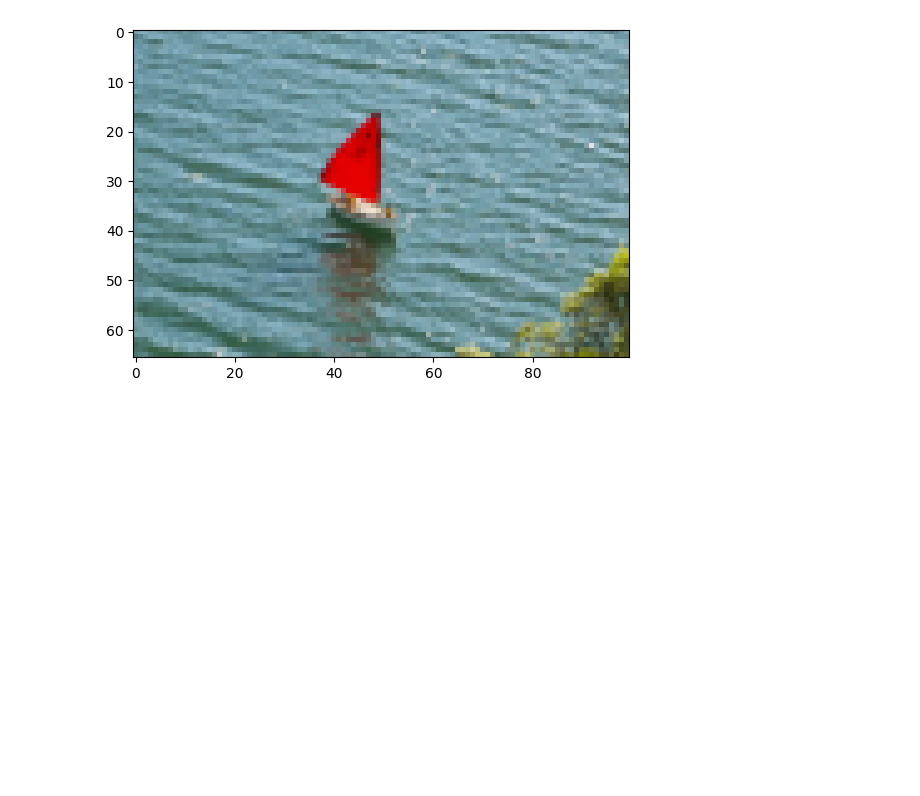
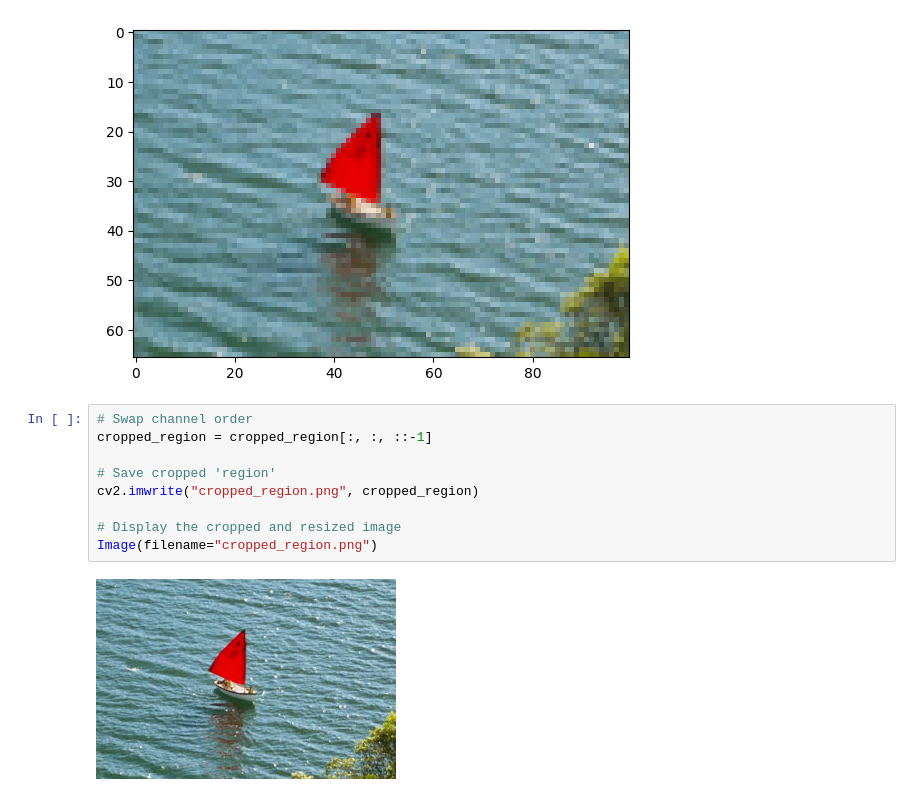
Before and after one commit to pereruannabaala/Image_Manipulation, a Jupyter notebook: Basic_image_manipulation.ipynb, the cells around one changed output. Cells and saved outputs as stored; diff of their text form; blank space fills up the shorter version.

Commit message:
Image flipping

```diff
--- a/Basic_image_manipulation.ipynb
+++ b/Basic_image_manipulation.ipynb
@@ -156,3 +156,14 @@ plt.imshow(resized_cropped_region)
 # %% [output]
 <matplotlib.image.AxesImage at 0x...>
 [figure]
+# %%
+# Swap channel order
+cropped_region = cropped_region[:, :, ::-1]
+
+# Save cropped 'region'
+cv2.imwrite("cropped_region.png", cropped_region)
+
+# Display the cropped and resized image
+Image(filename="cropped_region.png")
+# %% [output]
+[figure, added]
```
Also changed, not shown: parts of 2 cells of this notebook.
